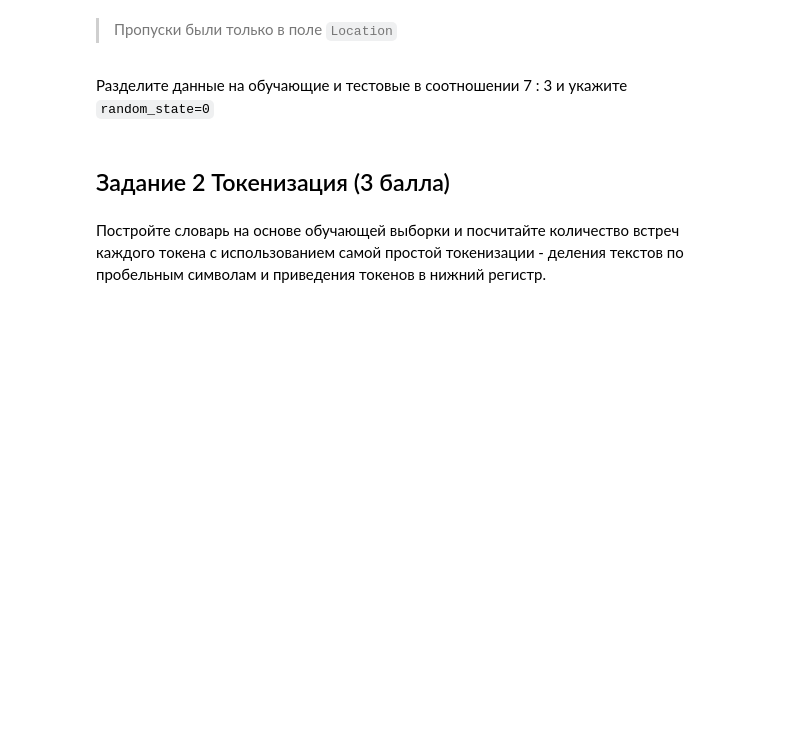
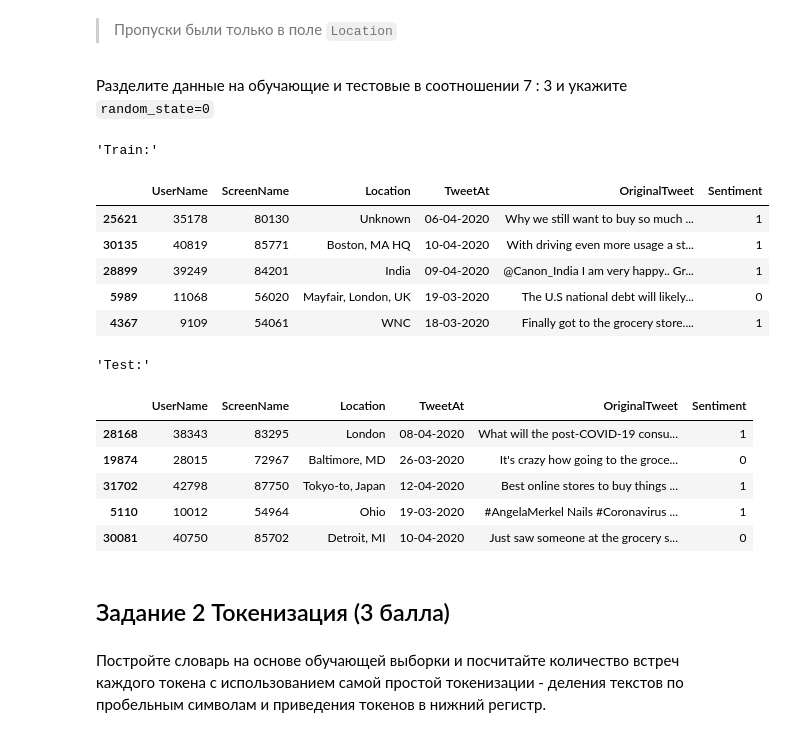
Before and after one commit to AjnoEO/iad-ml, a Jupyter notebook: hw06-texts/hw06_texts.ipynb, the cells around one changed output. Cells and saved outputs as stored; diff of their text form; code cells hidden in the pictures; blank space fills up the shorter version.

```diff
--- a/hw06-texts/hw06_texts.ipynb
+++ b/hw06-texts/hw06_texts.ipynb
@@ -99,7 +99,26 @@ dtype: int64
 # %%
 from sklearn.model_selection import train_test_split
 
 train, test = train_test_split(df, test_size=0.3, random_state=0)
+train: pd.DataFrame
+test: pd.DataFrame
+display("Train:", train.head())
+display("Test:", test.head())
+# %% [output]
+'Train:'
+|  | UserName | ScreenName | Location | TweetAt | OriginalTweet | Sentiment |
+| 25621 | 35178 | 80130 | Unknown | 06-04-2020 | Why we still want to buy so much ... | 1 |
+| 30135 | 40819 | 85771 | Boston, MA HQ | 10-04-2020 | With driving even more usage a st... | 1 |
+| 28899 | 39249 | 84201 | India | 09-04-2020 | @Canon_India I am very happy.. Gr... | 1 |
+| 5989 | 11068 | 56020 | Mayfair, London, UK | 19-03-2020 | The U.S national debt will likely... | 0 |
+| 4367 | 9109 | 54061 | WNC | 18-03-2020 | Finally got to the grocery store.... | 1 |
+'Test:'
+|  | UserName | ScreenName | Location | TweetAt | OriginalTweet | Sentiment |
+| 28168 | 38343 | 83295 | London | 08-04-2020 | What will the post-COVID-19 consu... | 1 |
+| 19874 | 28015 | 72967 | Baltimore, MD | 26-03-2020 | It's crazy how going to the groce... | 0 |
+| 31702 | 42798 | 87750 | Tokyo-to, Japan | 12-04-2020 | Best online stores to buy things ... | 1 |
+| 5110 | 10012 | 54964 | Ohio | 19-03-2020 | #AngelaMerkel Nails #Coronavirus ... | 1 |
+| 30081 | 40750 | 85702 | Detroit, MI | 10-04-2020 | Just saw someone at the grocery s... | 0 |
 # %% [markdown]
 ## Задание 2 Токенизация (3 балла)
 # %% [markdown]
```
Also changed, not shown: parts of 12 cells of this notebook.
